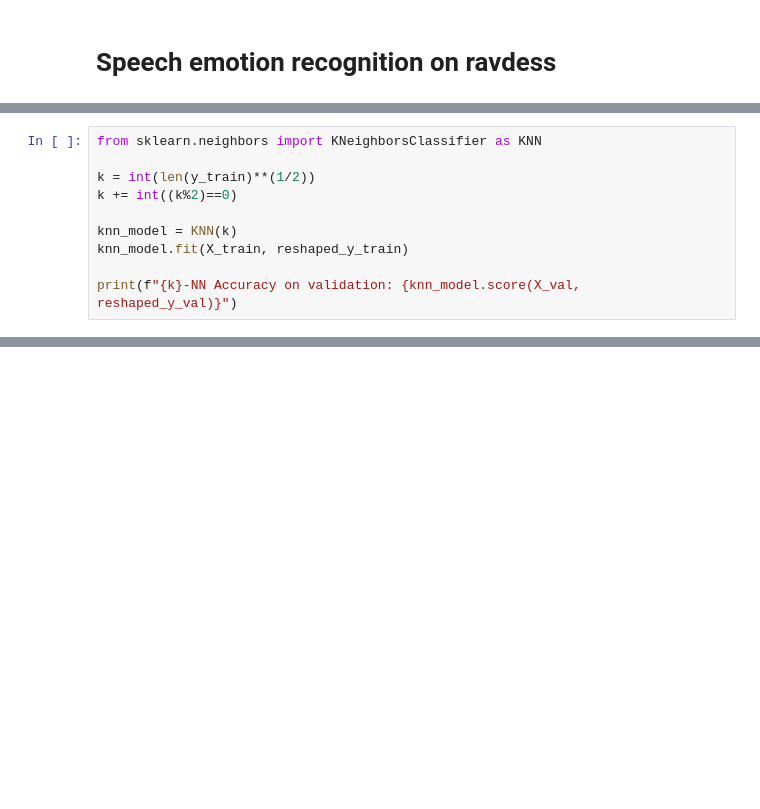
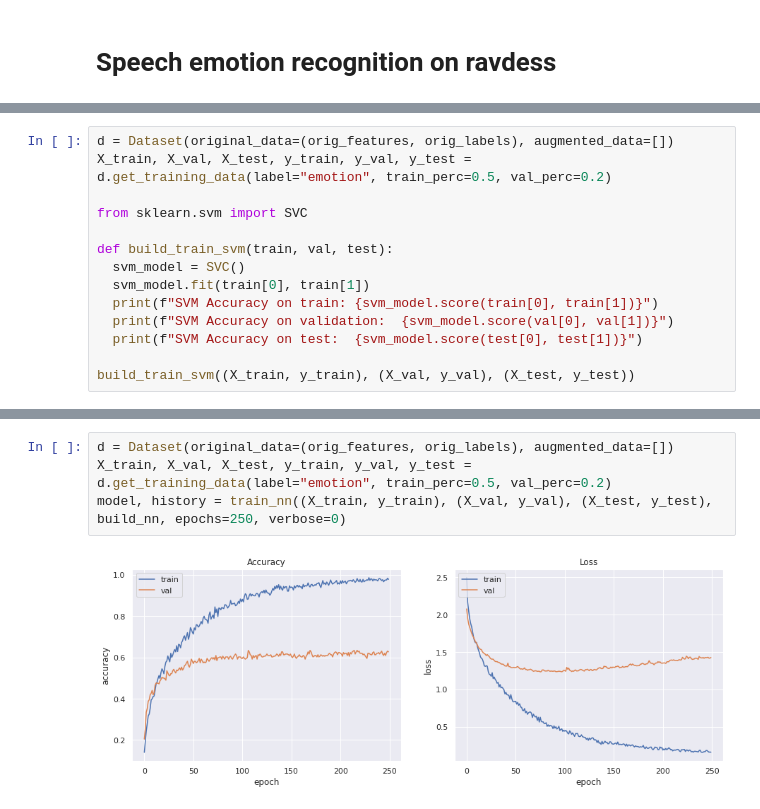
Before and after one commit to tomfran/ravdess-ser, a Jupyter notebook: notebook.ipynb, the cells around one changed output, grey strips where cells are left out. Cells and saved outputs as stored; diff of their text form; blank space fills up the shorter version.

```diff
--- a/notebook.ipynb
+++ b/notebook.ipynb
@@ -85,10 +83,0 @@ Here K is set to be sqrt of the number of training samples.
-# %%
-from sklearn.neighbors import KNeighborsClassifier as KNN
-
-k = int(len(y_train)**(1/2))
-k += int((k%2)==0)
-
-knn_model = KNN(k)
-knn_model.fit(X_train, reshaped_y_train)
-
-print(f"{k}-NN Accuracy on validation: {knn_model.score(X_val, reshaped_y_val)}")
@@ -261,0 +97,14 @@ The last approach is to train a convolutional network on the audio spectrogram.
+# %%
+d = Dataset(original_data=(orig_features, orig_labels), augmented_data=[])
+X_train, X_val, X_test, y_train, y_val, y_test = d.get_training_data(label="emotion", train_perc=0.5, val_perc=0.2)
+
+from sklearn.svm import SVC
+
+def build_train_svm(train, val, test):
+  svm_model = SVC()
+  svm_model.fit(train[0], train[1])
+  print(f"SVM Accuracy on train: {svm_model.score(train[0], train[1])}")
+  print(f"SVM Accuracy on validation:  {svm_model.score(val[0], val[1])}")
+  print(f"SVM Accuracy on test:  {svm_model.score(test[0], test[1])}")
+
+build_train_svm((X_train, y_train), (X_val, y_val), (X_test, y_test))
@@ -261,0 +184,6 @@ The last approach is to train a convolutional network on the audio spectrogram.
+# %%
+d = Dataset(original_data=(orig_features, orig_labels), augmented_data=[])
+X_train, X_val, X_test, y_train, y_val, y_test = d.get_training_data(label="emotion", train_perc=0.5, val_perc=0.2)
+model, history = train_nn((X_train, y_train), (X_val, y_val), (X_test, y_test), build_nn, epochs=250, verbose=0)
+# %% [output]
+[figure, added]
```
Also changed, not shown: parts of 63 cells of this notebook, 7 other files.
